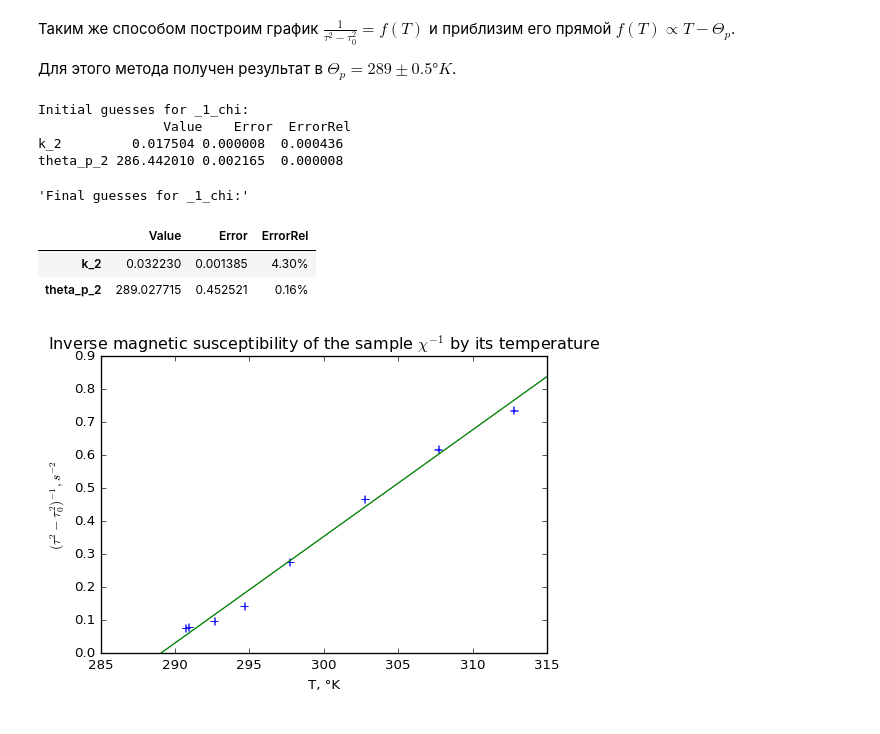
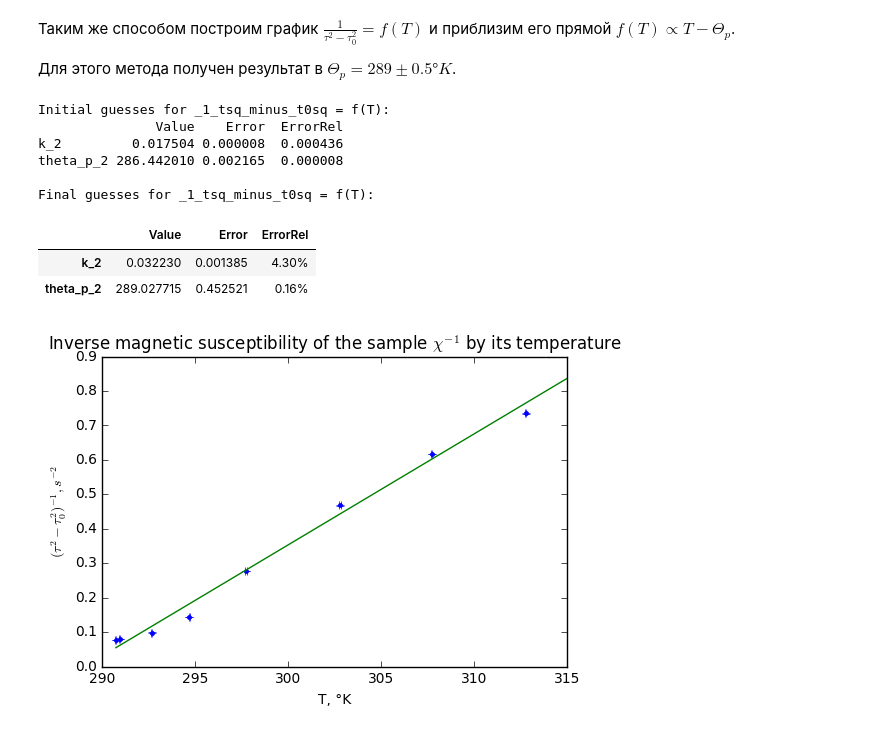
Before and after one commit to intelfx/mipt-lab, a Jupyter notebook: Курс 2 семестр 1/Лабы/3.4.2/3.4.2.ipynb, the cells around one changed output. Cells and saved outputs as stored; diff of their text form; code cells hidden in the pictures.

```diff
--- a/Курс 2 семестр 1/Лабы/3.4.2/3.4.2.ipynb
+++ b/Курс 2 семестр 1/Лабы/3.4.2/3.4.2.ipynb
@@ -108,38 +90,26 @@ theta_p_1 290.996524 0.003219  0.000011
 # %%
 ll.compute(name = "_1_tsq_minus_t0sq",
            expr = lambda t, t_0: 1 / (t**2 - t_0**2),
            data = data[e],
            columns = columns[e])
 
-model = ll.fit2(name = "_1_chi",
-                model = lambda T, k_2, theta_p_2: k_2 * (T - theta_p_2),
-                x = list(columns[e]["T"][0:]),
-                xerr = list(columns[e]["Error_T"][0:]),
-                y = list(columns[e]["_1_tsq_minus_t0sq"][0:]),
-                yerr = list(columns[e]["Error__1_tsq_minus_t0sq"][0:]),
-                data = data[e])
-
-linspace = ll.linspace(columns[e]["T"], pre = 0.1)
-
-plt.title("Inverse magnetic susceptibility of the sample $\\chi^{-1}$ by its temperature")
-plt.xlabel("T, °K")
-plt.ylabel("$(\\tau^2 - \\tau_0^2)^{-1}, s^{-2}$")
-plt.errorbar(x = columns[e]["T"],
-             xerr = columns[e]["Error_T"],
-             y = columns[e]["_1_tsq_minus_t0sq"],
-             yerr = columns[e]["Error__1_tsq_minus_t0sq"],
-             linestyle = "none")
-plt.errorbar(x = linspace,
-             y = model(linspace))
-plt.axis([None, None, 0, None])
+ll.plotfit(title = "Inverse magnetic susceptibility of the sample $\\chi^{-1}$ by its temperature",
+           xlabel = "T, °K", ylabel = "$(\\tau^2 - \\tau_0^2)^{-1}, s^{-2}$",
+           model = lambda T, k_2, theta_p_2: k_2 * (T - theta_p_2),
+           x = "T",
+           y = "_1_tsq_minus_t0sq",
+           columns = columns[e],
+           data = data[e],
+           axis = [None, None, 0, None])
 None
 # %% [output]
-Initial guesses for _1_chi:
-                Value    Error  ErrorRel
+Initial guesses for _1_tsq_minus_t0sq = f(T):
+               Value    Error  ErrorRel
 k_2         0.017504 0.000008  0.000436
 theta_p_2 286.442010 0.002165  0.000008
+
+Final guesses for _1_tsq_minus_t0sq = f(T):
-'Final guesses for _1_chi:'
 |  | Value | Error | ErrorRel |
 | k_2 | 0.032230 | 0.001385 | 4.30% |
 | theta_p_2 | 289.027715 | 0.452521 | 0.16% |
-[figure, old version]
+[figure, new version]
```
Also changed, not shown: parts of 2 cells of this notebook, 2 other files.
